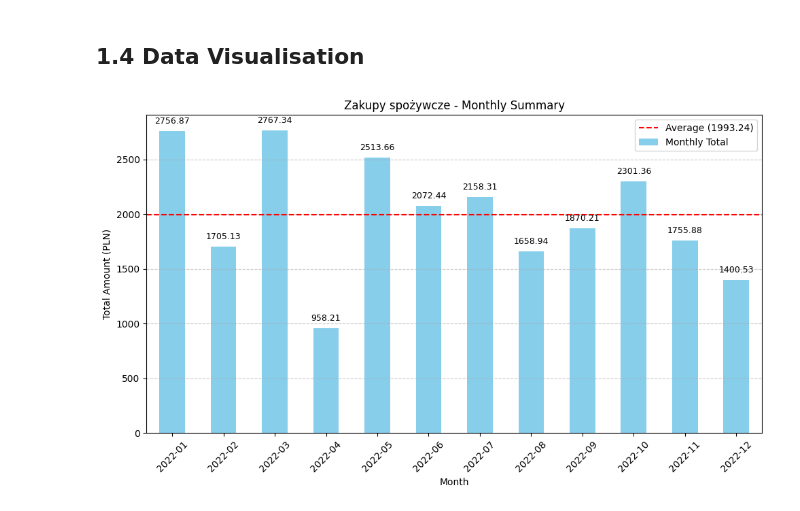
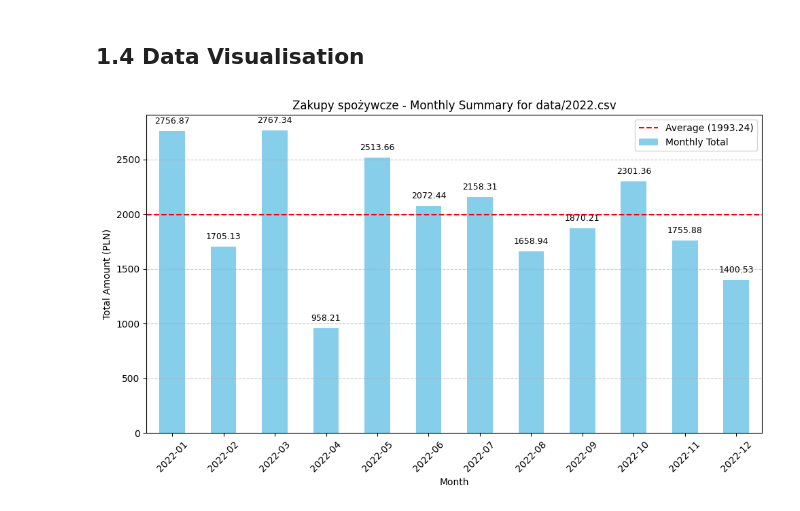
Before and after one commit to sodelalbert/StatementScan, a Jupyter notebook: bsa.ipynb, the cells around one changed output. Cells and saved outputs as stored; diff of their text form; code cells hidden in the pictures.

```diff
--- a/bsa.ipynb
+++ b/bsa.ipynb
@@ -17,8 +17,8 @@ https://www.shanelynn.ie/data-visualisation-in-python-pycon-dublin-2018-presenta
 # %%
 # ING_CSV = "data/2025.csv"
-# ING_CSV = "data/2024.csv"
+ING_CSV = "data/2024.csv"
 # ING_CSV = "data/2023.csv"
-ING_CSV = "data/2022.csv"
+# ING_CSV = "data/2022.csv"
 # ING_CSV = "data/2021.csv"
 # ING_CSV = "data/2020.csv"
 # ING_CSV = "data/2019.csv"
@@ -186,29 +186,29 @@ df_categorized =  df[df["Kategoria"] == "Zakupy spożywcze"]
 # %%
 import matplotlib.pyplot as plt
 
 # Group by month and sum the transaction amounts for "Zakupy spożywcze"
 df_categorized = df_categorized.copy()
 df_categorized["Month"] = df_categorized["Data transakcji"].dt.to_period("M")
 monthly_summary_grocery = df_categorized.groupby("Month")["Kwota transakcji"].sum()
 
 # Calculate the average value
 average_value = monthly_summary_grocery.mean()
 
 # Plot the monthly summary
 ax = monthly_summary_grocery.plot(kind="bar", figsize=(10, 6), color="skyblue", label="Monthly Total")
 plt.axhline(y=average_value, color="red", linestyle="--", label=f"Average ({average_value:.2f})")
-plt.title("Zakupy spożywcze - Monthly Summary")
+plt.title(f"Zakupy spożywcze - Monthly Summary for {ING_CSV}")
 plt.xlabel("Month")
 plt.ylabel("Total Amount (PLN)")
 plt.xticks(rotation=45)
 plt.grid(axis="y", linestyle="--", alpha=0.7)
 
 # Add data labels at the end of each bar
 for i, value in enumerate(monthly_summary_grocery):
     ax.text(i, value + 50, f"{value:.2f}", ha="center", va="bottom", fontsize=9)
 
 plt.legend()
 plt.tight_layout()
 plt.show()
 # %% [output]
-[figure, old version]
+[figure, new version]
```
Also changed, not shown: parts of 1 cell of this notebook.
